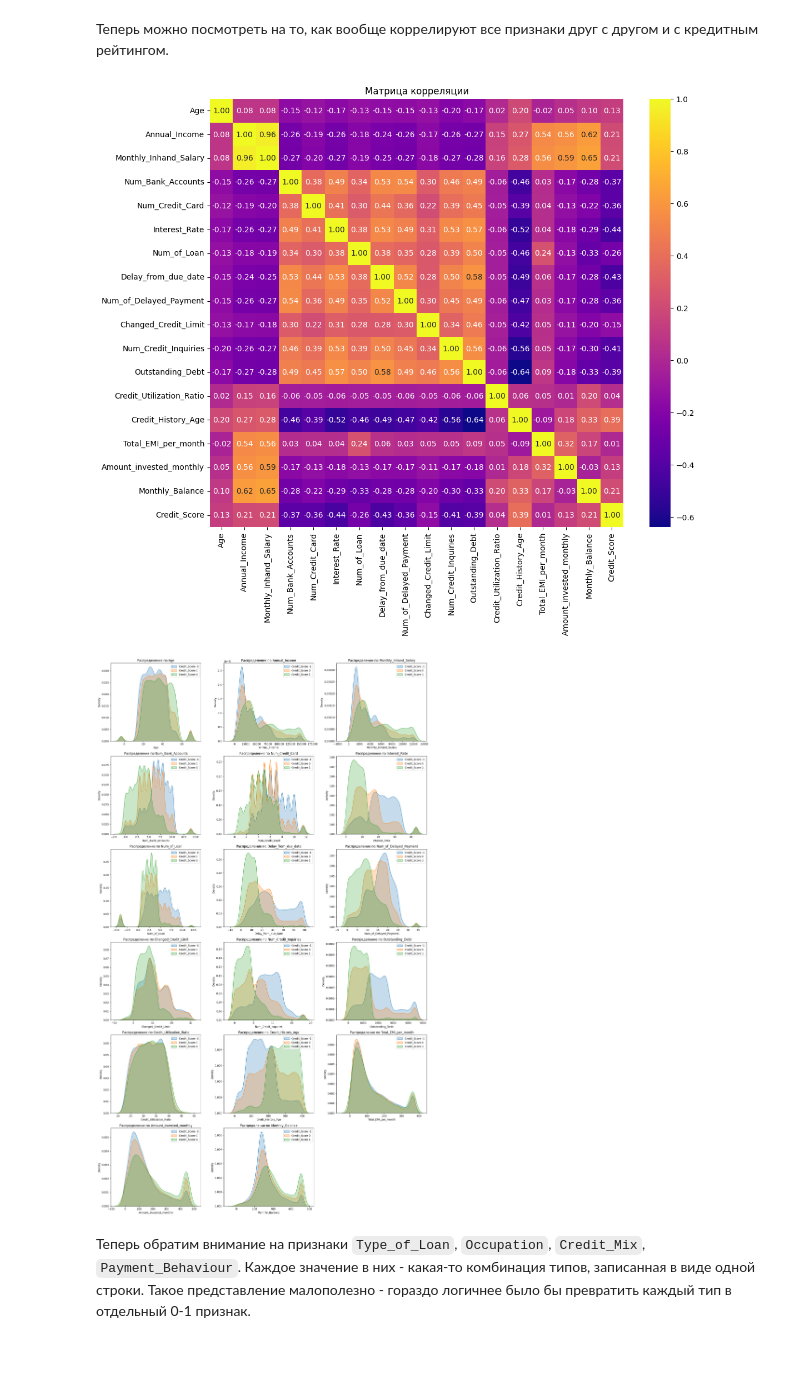
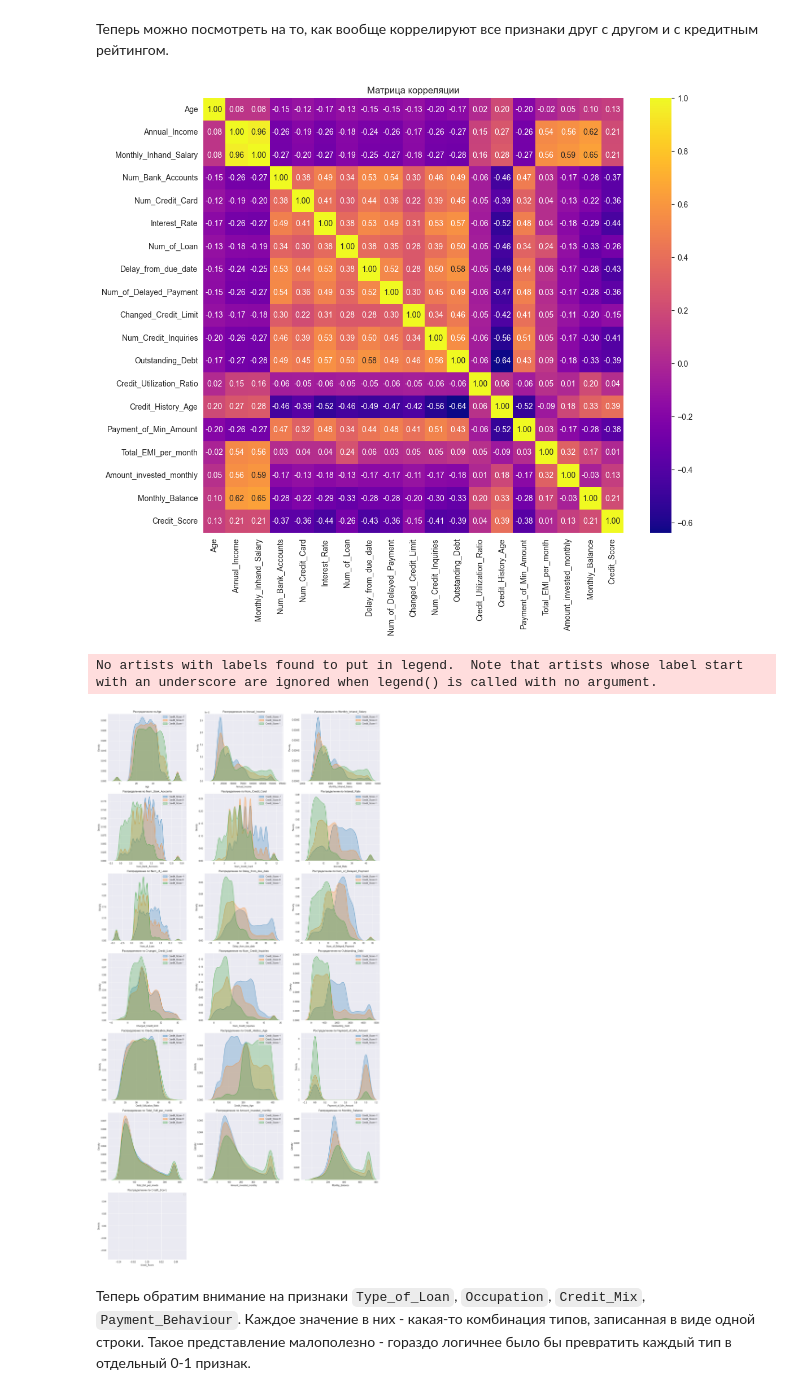
Before and after one commit to et2439/Credit-Scoring-Project, a Jupyter notebook: Credit_Scoring.ipynb, the cells around one changed output. Drawn from its saved outputs; the diff is of its cells as text; code cells hidden in the pictures; blank space fills up the shorter version.

```diff
--- a/Credit_Scoring.ipynb
+++ b/Credit_Scoring.ipynb
@@ -8,6 +8,8 @@ import pandas as pd
 
 import matplotlib.pyplot as plt
 import seaborn as sns
+
+sns.set_style("darkgrid")
 # %% [markdown]
 ## EDA
 
@@ -197,6 +199,8 @@ def fix_Monthly_Balance(column: pd.Series):
 
     return column.apply(lambda x: float(x.split('_')[0]) if x.strip() != '' and x.split('_')[0] != '' else mode_value)
 
+def fix_Payment_of_Min_Amount(column: pd.Series):
+    return column.apply(lambda x: 1 if x == 'Yes' else 0)
 
 def fix_Credit_Score(column: pd.Series):
     def fix_credit_score(x):
@@ -241,6 +245,7 @@ def fix_DataFrame(df: pd.DataFrame):
     df['Amount_invested_monthly'] = Amount_invested_monthly(df['Amount_invested_monthly'])
     df['Monthly_Balance'] = fix_Monthly_Balance(df['Monthly_Balance'])
     df['Credit_Score'] = fix_Credit_Score(df['Credit_Score'])
+    df['Payment_of_Min_Amount'] = fix_Payment_of_Min_Amount(df['Payment_of_Min_Amount'])
     return df
 # %%
 data = fix_DataFrame(data)
@@ -313,31 +318,32 @@ sns.heatmap(corr, annot=True, fmt=".2f", cmap="plasma")
 plt.title("Матрица корреляции")
 plt.show()
 # %% [output]
-[figure, old version]
+[figure, new version]
 # %%
-features = ['Age', 'Annual_Income', 'Monthly_Inhand_Salary', 'Num_Bank_Accounts', 'Num_Credit_Card', 'Interest_Rate', 'Num_of_Loan', 'Delay_from_due_date', 'Num_of_Delayed_Payment', 'Changed_Credit_Limit', 'Num_Credit_Inquiries', 'Outstanding_Debt', 'Credit_Utilization_Ratio', 'Credit_History_Age', 'Total_EMI_per_month', 'Amount_invested_monthly', 'Monthly_Balance']
+features = data.select_dtypes(include=[np.number]).columns
 
 ncols = 3
 nrows = int(np.ceil(len(features) / ncols))
 fig, axes = plt.subplots(nrows, ncols, figsize=(18, nrows * 5))
 axes = axes.flatten()
 
 for i, col in enumerate(features):
     ax = axes[i]
     for score in sorted(data['Credit_Score'].unique()):
         subset = data[data['Credit_Score'] == score]
-        sns.kdeplot(data=subset, x=col, label=f'Credit_Score {score}', fill=True, ax=ax)
+        sns.kdeplot(data=subset, x=col, label=f'Credit_Score {score}', fill=True, ax=ax, warn_singular=False)
     ax.set_title(f'Распределение по {col}')
     ax.set_xlabel(col)
     ax.legend()
 
 for j in range(i + 1, len(axes)):
     axes[j].set_visible(False)
 
 plt.tight_layout()
 plt.show()
 # %% [output]
+No artists with labels found to put in legend.  Note that artists whose label start with an underscore are ignored when legend() is called with no argument.
-[figure, old version]
+[figure, new version]
 # %% [markdown]
 Теперь обратим внимание на признаки `Type_of_Loan`, `Occupation`, `Credit_Mix`, `Payment_Behaviour`. Каждое значение в них - какая-то комбинация типов, записанная в виде одной строки. Такое представление малополезно - гораздо логичнее было бы превратить каждый тип в отдельный 0-1 признак.
 # %%
```
Also changed, not shown: parts of 14 cells of this notebook, 5 other files.
